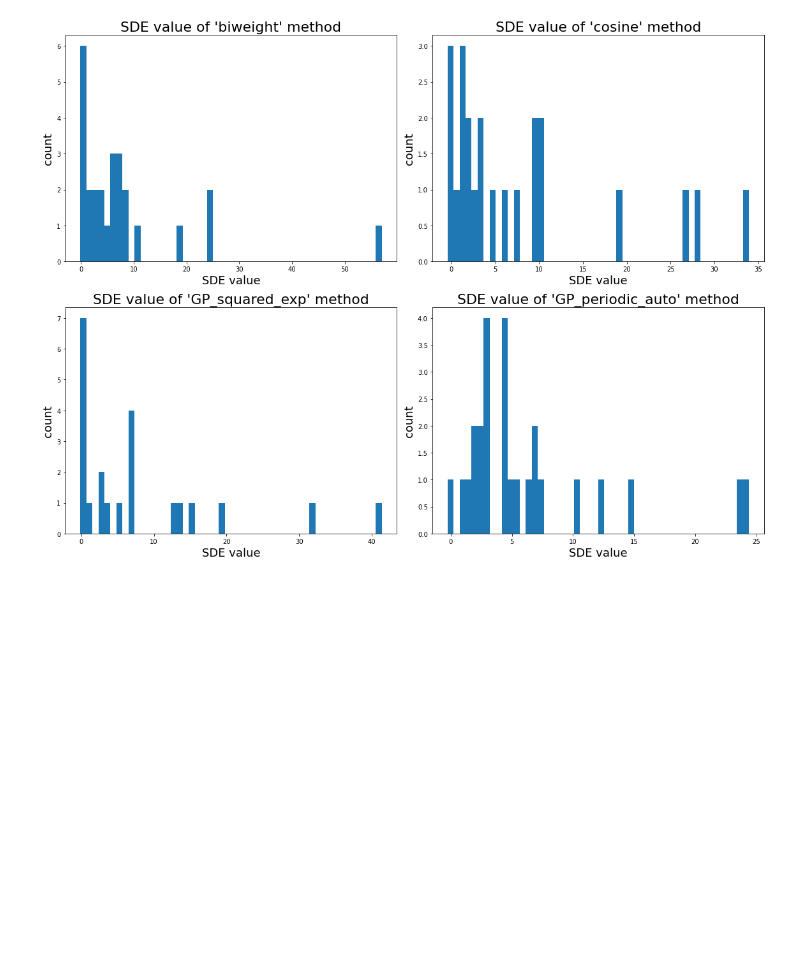
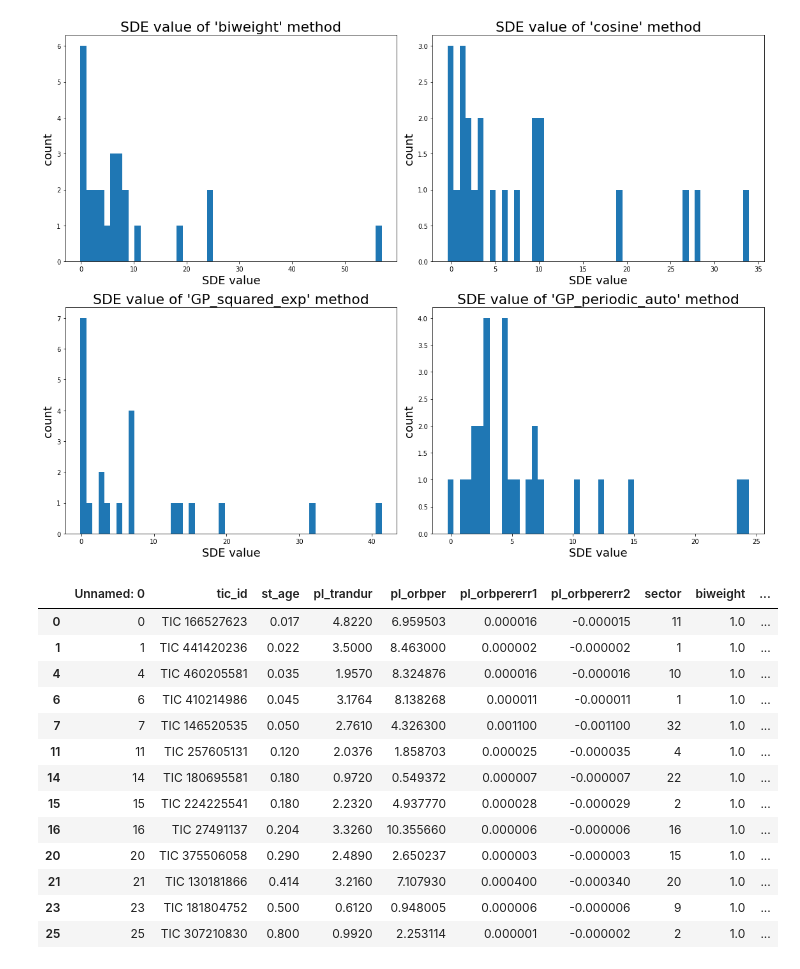
Before and after one commit to hiremasa/ytps, a Jupyter notebook: src/notebook/Extract_Nasa_exoplanet_archive.ipynb, the cells around one changed output. Cells and saved outputs as stored; diff of their text form; code cells hidden in the pictures; blank space fills up the shorter version.

```diff
--- a/src/notebook/Extract_Nasa_exoplanet_archive.ipynb
+++ b/src/notebook/Extract_Nasa_exoplanet_archive.ipynb
@@ -352,3 +414,20 @@ plt.tight_layout()
 plt.show()
 # %% [output]
 [figure]
+# %%
+df_target.dropna(axis=0).drop_duplicates(subset='tic_id')
+# %% [output]
+|  | Unnamed: 0 | tic_id | st_age | pl_trandur | pl_orbper | pl_orbpererr1 | pl_orbpererr2 | sector | biweight | ... |
+| 0 | 0 | TIC 166527623 | 0.017 | 4.8220 | 6.959503 | 0.000016 | -0.000015 | 11 | 1.0 | ... |
+| 1 | 1 | TIC 441420236 | 0.022 | 3.5000 | 8.463000 | 0.000002 | -0.000002 | 1 | 1.0 | ... |
+| 4 | 4 | TIC 460205581 | 0.035 | 1.9570 | 8.324876 | 0.000016 | -0.000016 | 10 | 1.0 | ... |
+| 6 | 6 | TIC 410214986 | 0.045 | 3.1764 | 8.138268 | 0.000011 | -0.000011 | 1 | 1.0 | ... |
+| 7 | 7 | TIC 146520535 | 0.050 | 2.7610 | 4.326300 | 0.001100 | -0.001100 | 32 | 1.0 | ... |
+| 11 | 11 | TIC 257605131 | 0.120 | 2.0376 | 1.858703 | 0.000025 | -0.000035 | 4 | 1.0 | ... |
+| 14 | 14 | TIC 180695581 | 0.180 | 0.9720 | 0.549372 | 0.000007 | -0.000007 | 22 | 1.0 | ... |
+| 15 | 15 | TIC 224225541 | 0.180 | 2.2320 | 4.937770 | 0.000028 | -0.000029 | 2 | 1.0 | ... |
+| 16 | 16 | TIC 27491137 | 0.204 | 3.3260 | 10.355660 | 0.000006 | -0.000006 | 16 | 1.0 | ... |
+| 20 | 20 | TIC 375506058 | 0.290 | 2.4890 | 2.650237 | 0.000003 | -0.000003 | 15 | 1.0 | ... |
+| 21 | 21 | TIC 130181866 | 0.414 | 3.2160 | 7.107930 | 0.000400 | -0.000340 | 20 | 1.0 | ... |
+| 23 | 23 | TIC 181804752 | 0.500 | 0.6120 | 0.948005 | 0.000006 | -0.000006 | 9 | 1.0 | ... |
+| 25 | 25 | TIC 307210830 | 0.800 | 0.9920 | 2.253114 | 0.000001 | -0.000002 | 2 | 1.0 | ... |
```
Also changed, not shown: parts of 9 cells of this notebook, 4 other files.
